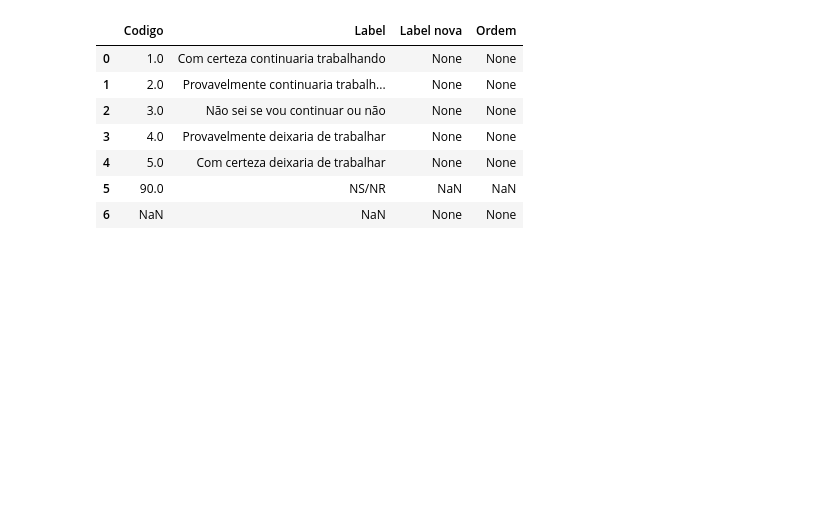
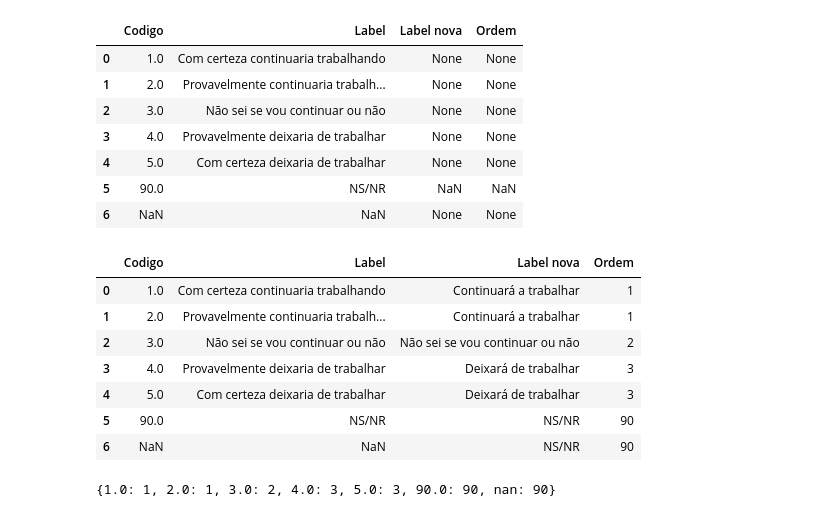
Before and after one commit to RaynerSantos/Processamento-Estatistico, a Jupyter notebook: App_beta/Testes.ipynb, the cells around one changed output. Cells and saved outputs as stored; diff of their text form; code cells hidden in the pictures; blank space fills up the shorter version.

Commit message:
Update para fazer o recode automático em várias variáveis parecidas ao mesmo tempo

```diff
--- a/App_beta/Testes.ipynb
+++ b/App_beta/Testes.ipynb
@@ -851,3 +791,24 @@ df_merge_recode
 | 4 | 5.0 | Com certeza deixaria de trabalhar | None | None |
 | 5 | 90.0 | NS/NR | NaN | NaN |
 | 6 | NaN | NaN | None | None |
+# %%
+df_merge_recode["Label nova"] = ["Continuará a trabalhar", "Continuará a trabalhar",
+                                 "Não sei se vou continuar ou não",
+                                 "Deixará de trabalhar", "Deixará de trabalhar",
+                                 "NS/NR", "NS/NR"]
+df_merge_recode["Ordem"] = [1, 1, 2, 3, 3, 90, 90]
+df_merge_recode
+# %% [output]
+|  | Codigo | Label | Label nova | Ordem |
+| 0 | 1.0 | Com certeza continuaria trabalhando | Continuará a trabalhar | 1 |
+| 1 | 2.0 | Provavelmente continuaria trabalh... | Continuará a trabalhar | 1 |
+| 2 | 3.0 | Não sei se vou continuar ou não | Não sei se vou continuar ou não | 2 |
+| 3 | 4.0 | Provavelmente deixaria de trabalhar | Deixará de trabalhar | 3 |
+| 4 | 5.0 | Com certeza deixaria de trabalhar | Deixará de trabalhar | 3 |
+| 5 | 90.0 | NS/NR | NS/NR | 90 |
+| 6 | NaN | NaN | NS/NR | 90 |
+# %%
+mapping_de_para = dict(zip(df_merge_recode['Codigo'], df_merge_recode['Ordem']))
+mapping_de_para
+# %% [output]
+{1.0: 1, 2.0: 1, 3.0: 2, 4.0: 3, 5.0: 3, 90.0: 90, nan: 90}
```
Also changed, not shown: parts of 4 cells of this notebook, 8 other files.
